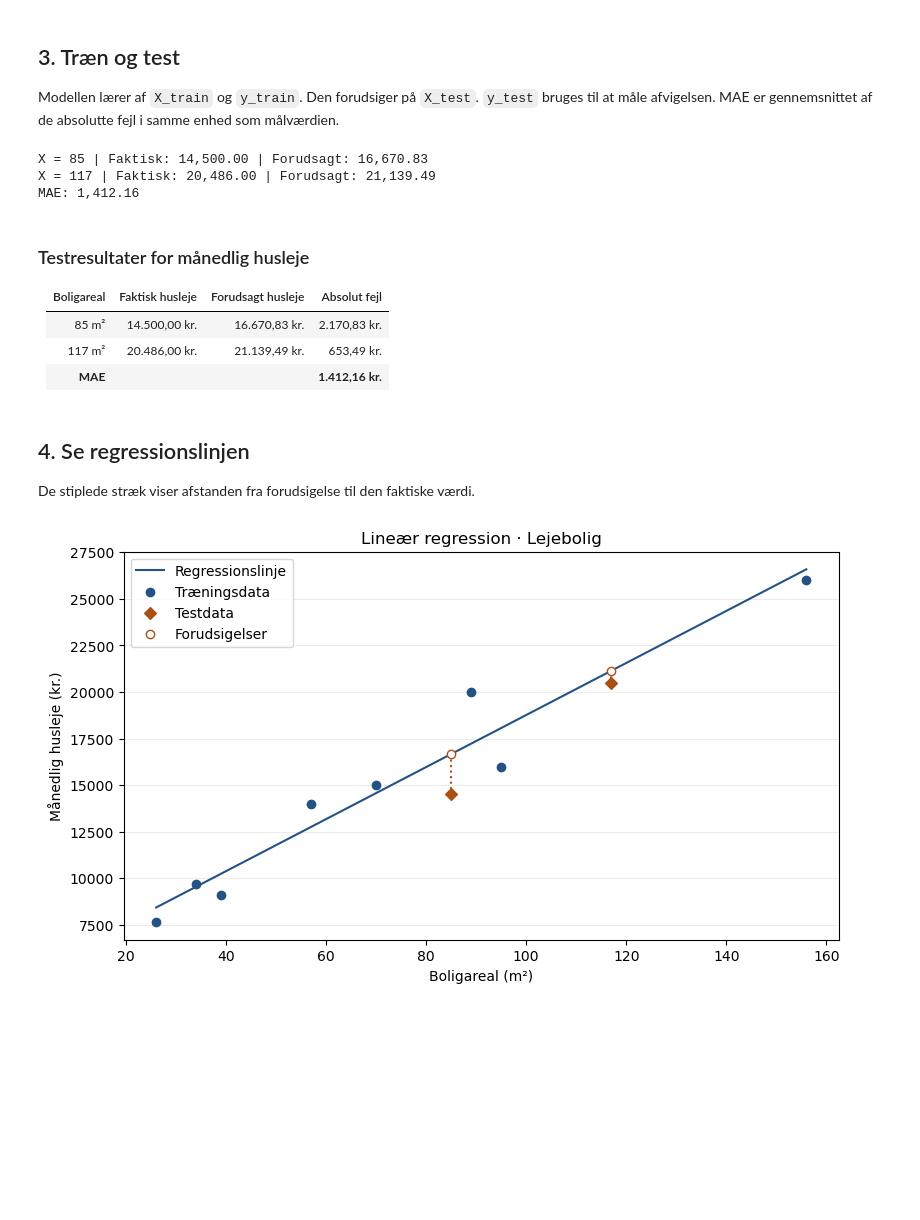
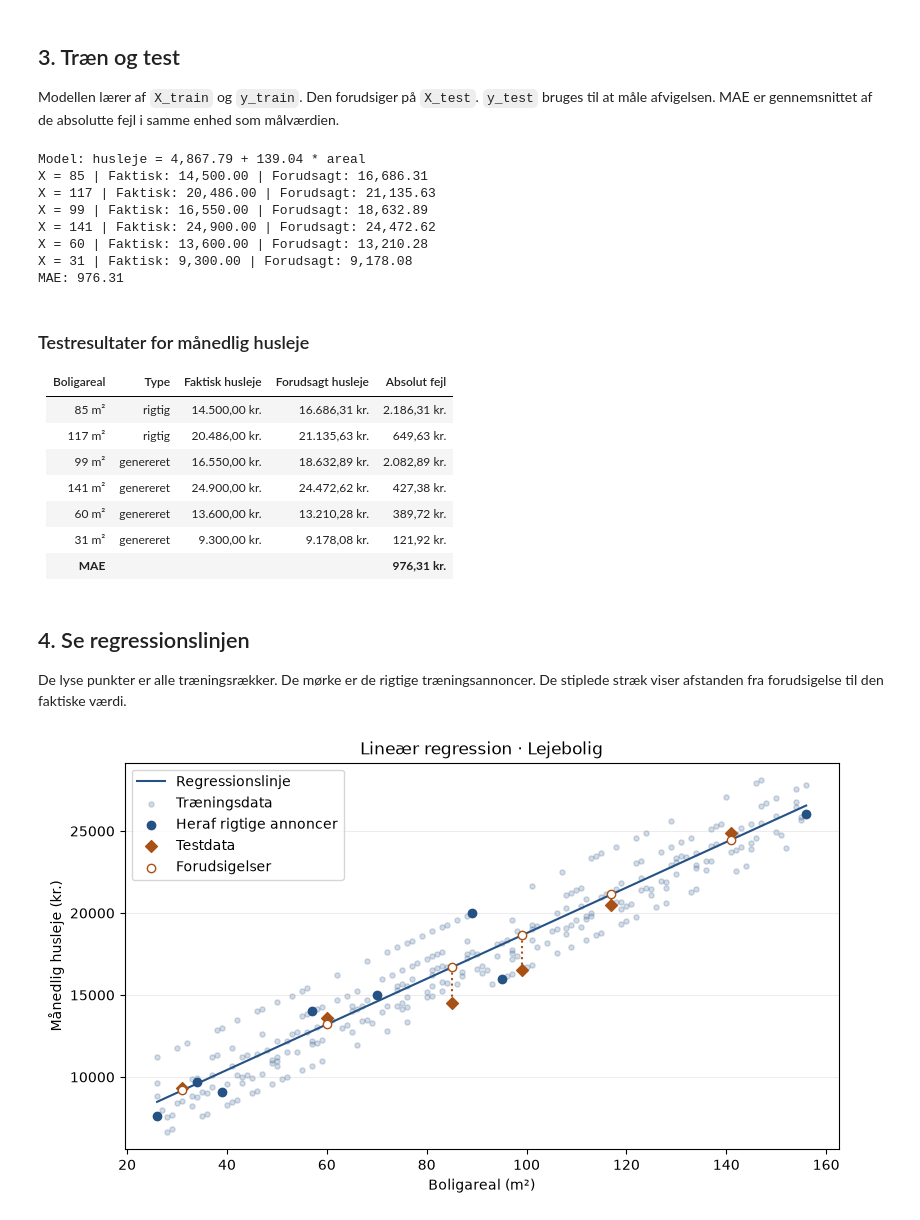
Before and after one commit to FrederikGJ/local_llm_exam, a Jupyter notebook: experiments/regression/linear_regression.ipynb, the cells around one changed output. Saved outputs shown, nothing was run; the diff lists cells and outputs as text; code cells hidden in the pictures; blank space fills up the shorter version.

```diff
--- a/experiments/regression/linear_regression.ipynb
+++ b/experiments/regression/linear_regression.ipynb
@@ -14,13 +19,12 @@ from pathlib import Path
 
 from sklearn.linear_model import LinearRegression
 from sklearn.metrics import mean_absolute_error
-from sklearn.model_selection import train_test_split
 
 DATA_DIR = Path.cwd()
 
 with (DATA_DIR / "dataset.csv").open(encoding="utf-8", newline="") as dataset:
     rows = list(csv.DictReader(dataset))
 
-X = [[float(row["area_m2"])] for row in rows]
-y = [float(row["monthly_rent_dkk"]) for row in rows]
+train = [row for row in rows if row["split"] == "train"]
+test = [row for row in rows if row["split"] == "test"]
 # %% [markdown]
@@ -30,7 +34,8 @@ Vi splitter `X` og `y` sammen, så værdier fra samme række følges ad. Vi brug
 # %%
-X_train, X_test, y_train, y_test = train_test_split(
-    X, y, test_size=0.20, random_state=42
-)
+X_train = [[float(row["area_m2"])] for row in train]
+y_train = [float(row["monthly_rent_dkk"]) for row in train]
+X_test = [[float(row["area_m2"])] for row in test]
+y_test = [float(row["monthly_rent_dkk"]) for row in test]
 
 print(f"Træning: {len(X_train)} rækker")
 print(f"Test: {len(X_test)} rækker")
@@ -45,6 +50,7 @@ Modellen lærer af `X_train` og `y_train`. Den forudsiger på `X_test`. `y_test`
 model = LinearRegression()
 model.fit(X_train, y_train)
 predictions = model.predict(X_test)
+print(f"Model: husleje = {model.intercept_:,.2f} + {model.coef_[0]:,.2f} * areal")
 
 for (x,), actual, predicted in zip(X_test, y_test, predictions):
     print(f"X = {x:g} | Faktisk: {actual:,.2f} | Forudsagt: {predicted:,.2f}")
@@ -52,9 +58,14 @@ for (x,), actual, predicted in zip(X_test, y_test, predictions):
 mae = mean_absolute_error(y_test, predictions)
 print(f"MAE: {mae:,.2f}")
 # %% [output]
-X = 85 | Faktisk: 14,500.00 | Forudsagt: 16,670.83
-X = 117 | Faktisk: 20,486.00 | Forudsagt: 21,139.49
-MAE: 1,412.16
+Model: husleje = 4,867.79 + 139.04 * areal
+X = 85 | Faktisk: 14,500.00 | Forudsagt: 16,686.31
+X = 117 | Faktisk: 20,486.00 | Forudsagt: 21,135.63
+X = 99 | Faktisk: 16,550.00 | Forudsagt: 18,632.89
+X = 141 | Faktisk: 24,900.00 | Forudsagt: 24,472.62
+X = 60 | Faktisk: 13,600.00 | Forudsagt: 13,210.28
+X = 31 | Faktisk: 9,300.00 | Forudsagt: 9,178.08
+MAE: 976.31
 # %%
 from IPython.display import Markdown, display
 
@@ -62,50 +73,59 @@ def kroner(beløb):
     return f"{beløb:,.2f}".translate(str.maketrans(",.", ".,"))
 
 rækker = [
-    "| Boligareal | Faktisk husleje | Forudsagt husleje | Absolut fejl |",
-    "|---:|---:|---:|---:|",
+    "| Boligareal | Type | Faktisk husleje | Forudsagt husleje | Absolut fejl |",
+    "|---:|---|---:|---:|---:|",
 ]
 
-for (areal,), faktisk, forudsagt in zip(X_test, y_test, predictions):
+for row, (areal,), faktisk, forudsagt in zip(test, X_test, y_test, predictions):
     fejl = abs(faktisk - forudsagt)
+    type_ = "rigtig" if row["data_type"] == "real" else "genereret"
     rækker.append(
-        f"| {areal:g} m² | {kroner(faktisk)} kr. | "
+        f"| {areal:g} m² | {type_} | {kroner(faktisk)} kr. | "
         f"{kroner(forudsagt)} kr. | {kroner(fejl)} kr. |"
     )
 
-rækker.append(f"| **MAE** | | | **{kroner(mae)} kr.** |")
+rækker.append(f"| **MAE** | | | | **{kroner(mae)} kr.** |")
 
 display(Markdown("### Testresultater for månedlig husleje\n\n" + "\n".join(rækker)))
 # %% [output]
 ### Testresultater for månedlig husleje
 
-| Boligareal | Faktisk husleje | Forudsagt husleje | Absolut fejl |
-|---:|---:|---:|---:|
-| 85 m² | 14.500,00 kr. | 16.670,83 kr. | 2.170,83 kr. |
-| 117 m² | 20.486,00 kr. | 21.139,49 kr. | 653,49 kr. |
-| **MAE** | | | **1.412,16 kr.** |
+| Boligareal | Type | Faktisk husleje | Forudsagt husleje | Absolut fejl |
+|---:|---|---:|---:|---:|
+| 85 m² | rigtig | 14.500,00 kr. | 16.686,31 kr. | 2.186,31 kr. |
+| 117 m² | rigtig | 20.486,00 kr. | 21.135,63 kr. | 649,63 kr. |
+| 99 m² | genereret | 16.550,00 kr. | 18.632,89 kr. | 2.082,89 kr. |
+| 141 m² | genereret | 24.900,00 kr. | 24.472,62 kr. | 427,38 kr. |
+| 60 m² | genereret | 13.600,00 kr. | 13.210,28 kr. | 389,72 kr. |
+| 31 m² | genereret | 9.300,00 kr. | 9.178,08 kr. | 121,92 kr. |
+| **MAE** | | | | **976,31 kr.** |
 # %% [markdown]
 ## 4. Se regressionslinjen
 
-De stiplede stræk viser afstanden fra forudsigelse til den faktiske værdi.
+De lyse punkter er alle træningsrækker. De mørke er de rigtige træningsannoncer. De stiplede stræk viser afstanden fra forudsigelse til den faktiske værdi.
 # %%
 import matplotlib.pyplot as plt
 
 train_values = [value for (value,) in X_train]
 test_values = [value for (value,) in X_test]
+real_train = [row for row in train if row["data_type"] == "real"]
 line_values = [min(train_values), max(train_values)]
 line_predictions = model.predict([[value] for value in line_values])
 
 fig, ax = plt.subplots(figsize=(8, 4.6), layout="constrained")
 ax.plot(line_values, line_predictions, color="#245285", label="Regressionslinje")
-ax.scatter(train_values, y_train, color="#245285", zorder=3, label="Træningsdata")
+ax.scatter(train_values, y_train, color="#245285", alpha=0.2, s=14, label="Træningsdata")
+ax.scatter([float(row["area_m2"]) for row in real_train],
+           [float(row["monthly_rent_dkk"]) for row in real_train],
+           color="#245285", zorder=3, label="Heraf rigtige annoncer")
 ax.scatter(test_values, y_test, color="#a95015", marker="D", zorder=3, label="Testdata")
 ax.scatter(test_values, predictions, facecolors="white", edgecolors="#a95015",
            zorder=3, label="Forudsigelser")
 ax.vlines(test_values, predictions, y_test, colors="#a95015", linestyles="dotted")
 ax.set(title="Lineær regression · Lejebolig", xlabel='Boligareal (m²)', ylabel='Månedlig husleje (kr.)')
 ax.grid(axis="y", alpha=0.24)
 ax.legend()
 plt.show()
 # %% [output]
-[figure, old version]
+[figure, new version]
```
Also changed, not shown: parts of 3 cells of this notebook, 18 other files.
